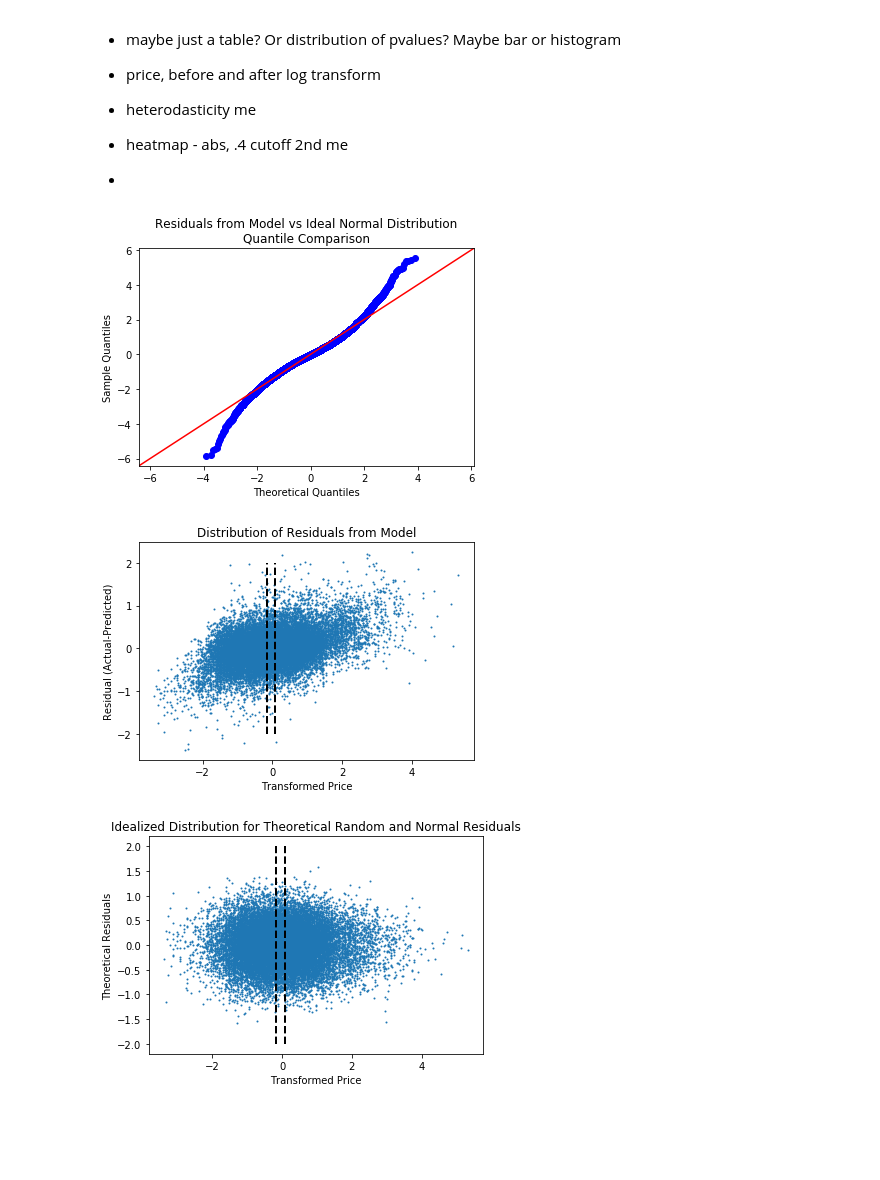
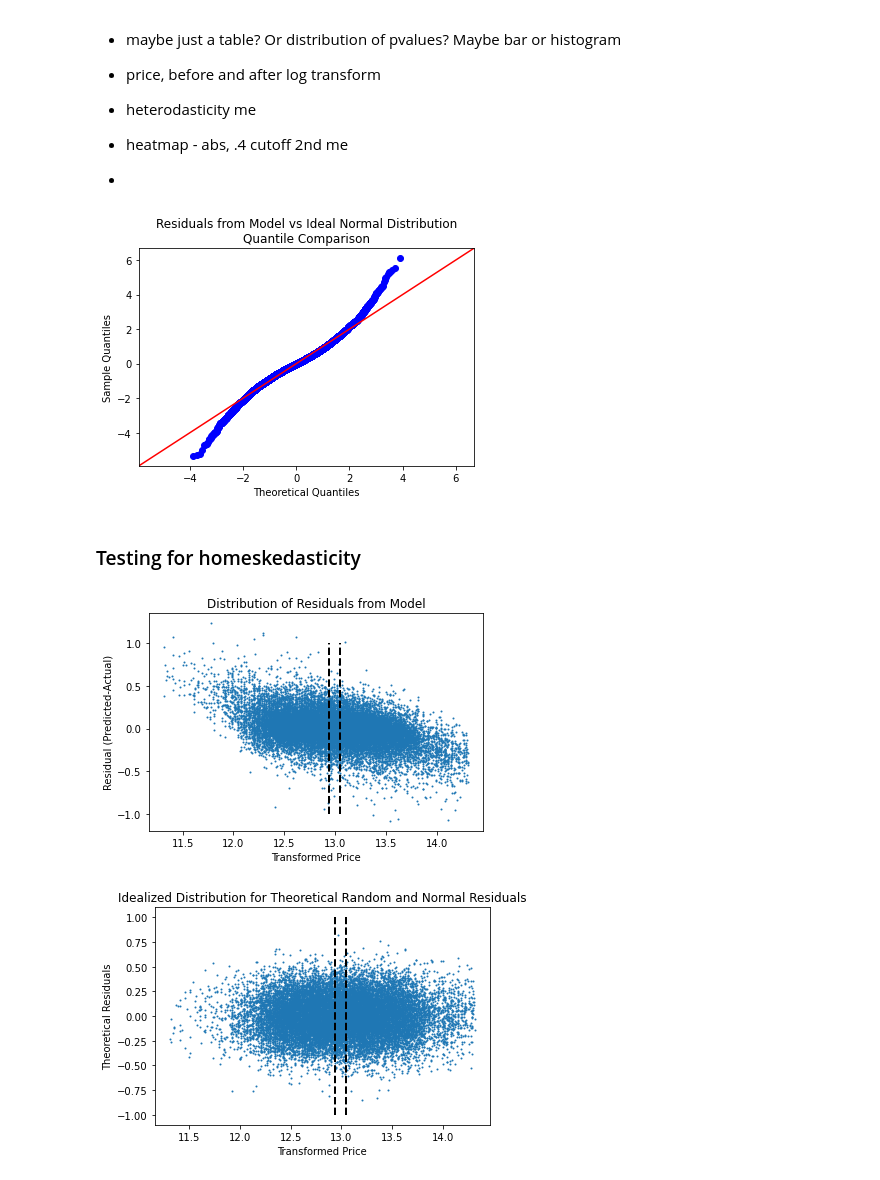
Before and after one commit to anbillinger/dsc-mod-2-project-v2-1-onl01-dtsc-ft-041320, a Jupyter notebook: Validation.ipynb, the cells around one changed output. Saved outputs shown, nothing was run; the diff lists cells and outputs as text; code cells hidden in the pictures; blank space fills up the shorter version.

```diff
--- a/Validation.ipynb
+++ b/Validation.ipynb
@@ -11,10 +14,0 @@ df = pd.read_csv('preprocessed.csv')
-# %%
-from sklearn.linear_model import LinearRegression
-linreg = LinearRegression()
-
-X=df.drop('price',axis=1)
-y=df['price']
-
-cv_5_results  = list(cross_val_score(linreg, X, y, cv=5,  scoring='neg_mean_squared_error'))
-cv_10_results = list(cross_val_score(linreg, X, y, cv=10, scoring='neg_mean_squared_error'))
-cv_20_results = list(cross_val_score(linreg, X, y, cv=20, scoring='neg_mean_squared_error'))
@@ -55,38 +48,46 @@ plt.legend();
 - heatmap - abs, .4 cutoff 2nd me
 -
 # %%
+#open the saved model
 import pickle
-with open('model.pickle', 'rb') as f:
+with open('kc_county_multilinreg.sav', 'rb') as f:
     model = pickle.load(f)
+# %%
+#get residuals and plot qqplot
+import scipy.stats as stats
+y_pred = model.predict(X)
+y_pred = np.reshape(y_pred,(20110,))
+resids = y_pred-np.array(df['log_price'])
+sm.graphics.qqplot(resids, dist=stats.norm, line='45', fit=True)
+plt.title('Residuals from Model vs Ideal Normal Distribution\nQuantile Comparison')
+plt.show()
+# %% [output]
+[figure, added]
+# %% [markdown]
+### Testing for homeskedasticity
 # %%
-import scipy.stats as stats
-y_pred = model.predict(df.drop(['price'],axis=1))
-resids = df['price']-y_pred
-fig = sm.graphics.qqplot(resids, dist=stats.norm, line='45', fit=True)
-plt.title('Residuals from Model vs Ideal Normal Distribution\nQuantile Comparison')
-plt.show()
-
 plt.figure()
-plt.scatter(df['price'],resids,s=1)
-lwr_thresh = df.price.quantile(q=.45)
-upr_thresh = df.price.quantile(q=.55)
-plt.vlines(lwr_thresh, ymax=2, ymin=-2, linestyles='dashed',linewidth=2)
-plt.vlines(upr_thresh, ymax=2, ymin=-2, linestyles='dashed',linewidth=2)
+plt.scatter(df['log_price'],resids,s=1)
+lwr_thresh = df.log_price.quantile(q=.45)
+upr_thresh = df.log_price.quantile(q=.55)
+plt.vlines(lwr_thresh, ymax=1, ymin=-1, linestyles='dashed',linewidth=2)
+plt.vlines(upr_thresh, ymax=1, ymin=-1, linestyles='dashed',linewidth=2)
 plt.title('Distribution of Residuals from Model')
 plt.xlabel('Transformed Price')
-plt.ylabel('Residual (Actual-Predicted)')
+plt.ylabel('Residual (Predicted-Actual)')
 plt.show()
 # %% [output]
-[figure, old version]
+[figure, new version]
-[figure, removed]
 # %%
+# creates random normal data with same mean and std dev as residuals
+# plots what an "ideal" skedasticity plot should look like
 unpaired_data = np.random.normal(loc=np.mean(resids),scale=np.std(resids),size=len(resids))
 plt.figure()
-plt.scatter(df['price'],unpaired_data,s=1)
-lwr_thresh = df.price.quantile(q=.45)
-upr_thresh = df.price.quantile(q=.55)
-plt.vlines(lwr_thresh, ymax=2, ymin=-2, linestyles='dashed',linewidth=2)
-plt.vlines(upr_thresh, ymax=2, ymin=-2, linestyles='dashed',linewidth=2)
+plt.scatter(df['log_price'],unpaired_data,s=1)
+lwr_thresh = df.log_price.quantile(q=.45)
+upr_thresh = df.log_price.quantile(q=.55)
+plt.vlines(lwr_thresh, ymax=1, ymin=-1, linestyles='dashed',linewidth=2)
+plt.vlines(upr_thresh, ymax=1, ymin=-1, linestyles='dashed',linewidth=2)
 
 plt.title('Idealized Distribution for Theoretical Random and Normal Residuals')
 plt.xlabel('Transformed Price')
@@ -94,4 +95,4 @@ plt.ylabel('Theoretical Residuals')
 #random normal distribution with same mean and standard deviation
 plt.show()
 # %% [output]
-[figure, old version]
+[figure, new version]
```
Also changed, not shown: parts of 5 cells of this notebook, 10 other files.
